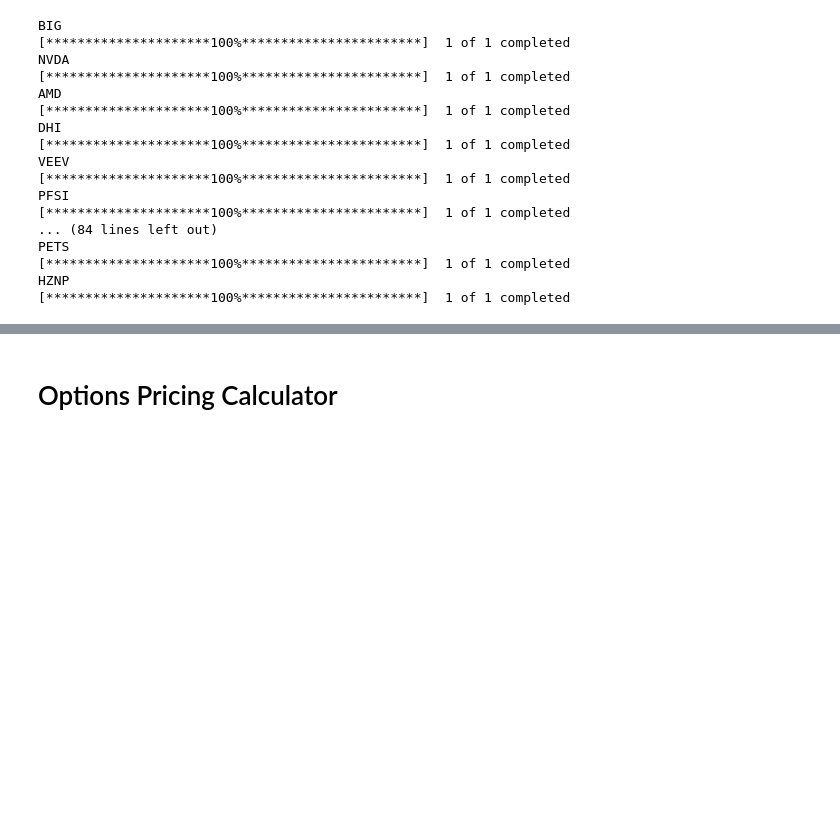
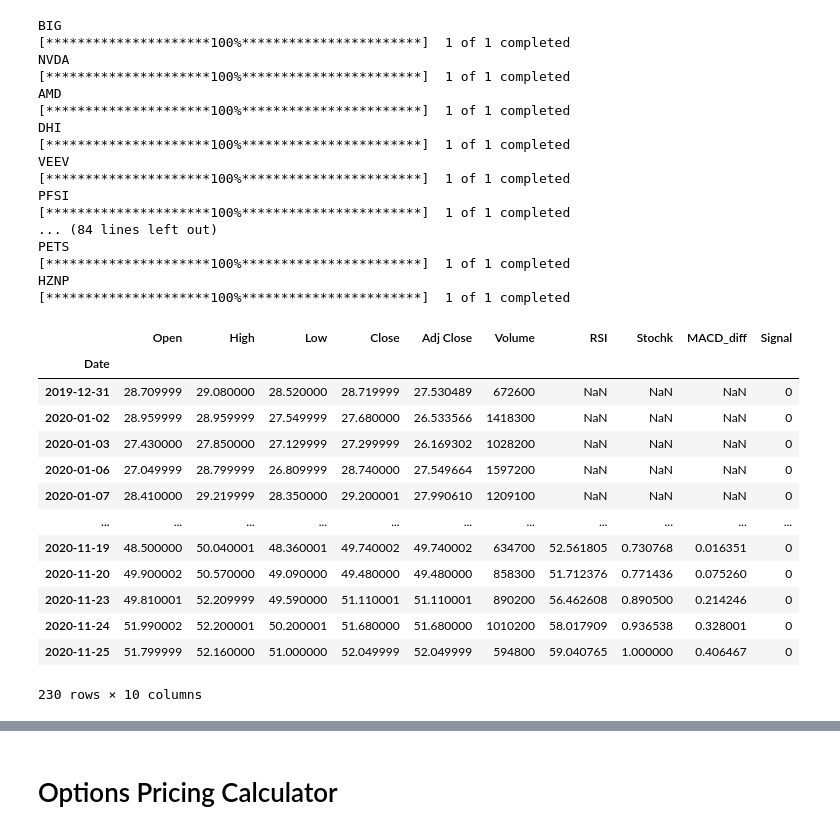
Before and after one commit to zachlim98/BeatingEnDUS, a Jupyter notebook: Own Screener/PowerXScreen.ipynb, the cells around one changed output, grey strips where cells are left out. Cells and saved outputs as stored; diff of their text form; code cells hidden in the pictures; blank space fills up the shorter version.

```diff
--- a/Own Screener/PowerXScreen.ipynb
+++ b/Own Screener/PowerXScreen.ipynb
@@ -9,8 +12,25 @@ with open('ticker.csv') as f:
     lines = f.read().splitlines()
     for symbol in lines:
         print(symbol)
-        data = yf.download(symbol, start="2020-01-01", end="2020-08-22")
-        data.to_csv("datasets/{}.csv".format(symbol))
+        data = yf.download(symbol, start="2020-01-01", end="2020-11-26")
+        df = pd.DataFrame(data)
+
+# for filename in os.listdir('datasets'):
+#     symbol = filename.split(".")[0]
+#     df = pd.read_csv('datasets/{}'.format(filename))
+        if df.empty:
+            continue
+
+        RSI = RSIIndicator(close=df['Close'])
+        df["RSI"] = RSI.rsi()
+
+        Stochk = stochrsi_k(close=df['Close'])
+        df["Stochk"] = Stochk
+
+        MACD = md(close=df['Close'])
+        df["MACD_diff"] = MACD.macd_diff()
+
+        df["Signal"] = 0
 # %% [output]
 BIG
 [*********************100%***********************]  1 of 1 completed
@@ -29,11 +49,20 @@ PETS
 [*********************100%***********************]  1 of 1 completed
 HZNP
 [*********************100%***********************]  1 of 1 completed
-# %%
-dataframes = {}
-
-for filename in os.listdir('datasets'):
-    symbol = filename.split(".")[0]
-    df = pd.read_csv('datasets/{}'.format(filename))
-    if df.empty:
-        continue
+# %%
+df
+# %% [output]
+|  | Open | High | Low | Close | Adj Close | Volume | RSI | Stochk | MACD_diff | Signal |
+| Date |  |  |  |  |  |  |  |  |  |  |
+| 2019-12-31 | 28.709999 | 29.080000 | 28.520000 | 28.719999 | 27.530489 | 672600 | NaN | NaN | NaN | 0 |
+| 2020-01-02 | 28.959999 | 28.959999 | 27.549999 | 27.680000 | 26.533566 | 1418300 | NaN | NaN | NaN | 0 |
+| 2020-01-03 | 27.430000 | 27.850000 | 27.129999 | 27.299999 | 26.169302 | 1028200 | NaN | NaN | NaN | 0 |
+| 2020-01-06 | 27.049999 | 28.799999 | 26.809999 | 28.740000 | 27.549664 | 1597200 | NaN | NaN | NaN | 0 |
+| 2020-01-07 | 28.410000 | 29.219999 | 28.350000 | 29.200001 | 27.990610 | 1209100 | NaN | NaN | NaN | 0 |
+| ... | ... | ... | ... | ... | ... | ... | ... | ... | ... | ... |
+| 2020-11-19 | 48.500000 | 50.040001 | 48.360001 | 49.740002 | 49.740002 | 634700 | 52.561805 | 0.730768 | 0.016351 | 0 |
+| 2020-11-20 | 49.900002 | 50.570000 | 49.090000 | 49.480000 | 49.480000 | 858300 | 51.712376 | 0.771436 | 0.075260 | 0 |
+| 2020-11-23 | 49.810001 | 52.209999 | 49.590000 | 51.110001 | 51.110001 | 890200 | 56.462608 | 0.890500 | 0.214246 | 0 |
+| 2020-11-24 | 51.990002 | 52.200001 | 50.200001 | 51.680000 | 51.680000 | 1010200 | 58.017909 | 0.936538 | 0.328001 | 0 |
+| 2020-11-25 | 51.799999 | 52.160000 | 51.000000 | 52.049999 | 52.049999 | 594800 | 59.040765 | 1.000000 | 0.406467 | 0 |
+230 rows × 10 columns
```
Also changed, not shown: parts of 3 cells of this notebook, 52 other files.
